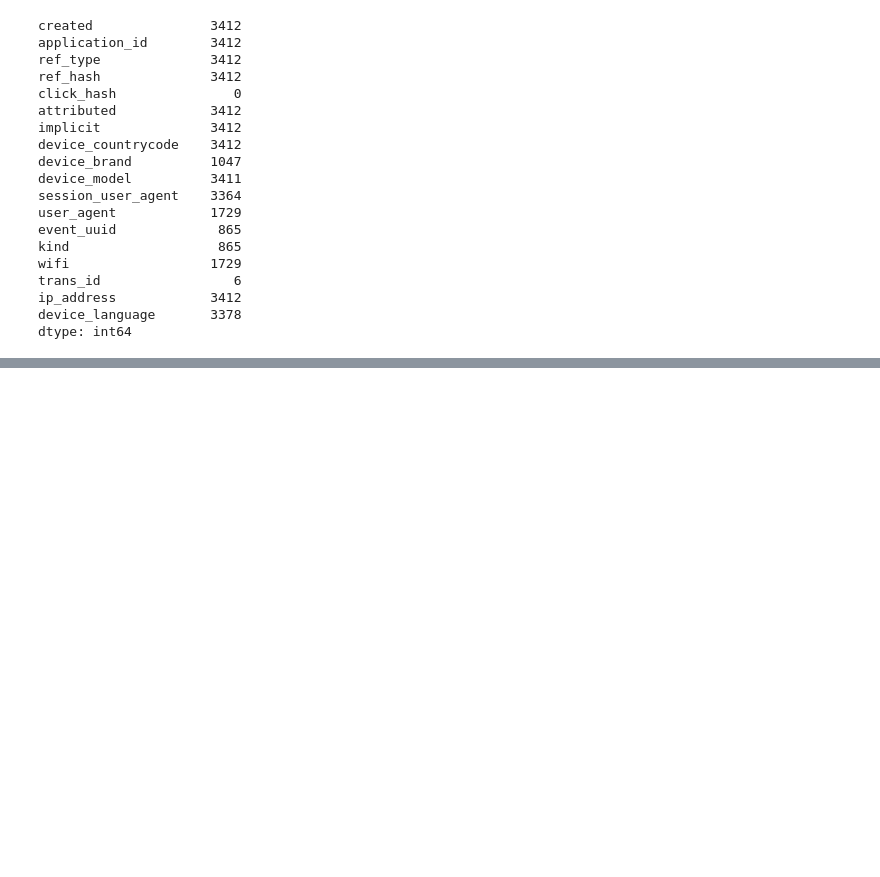
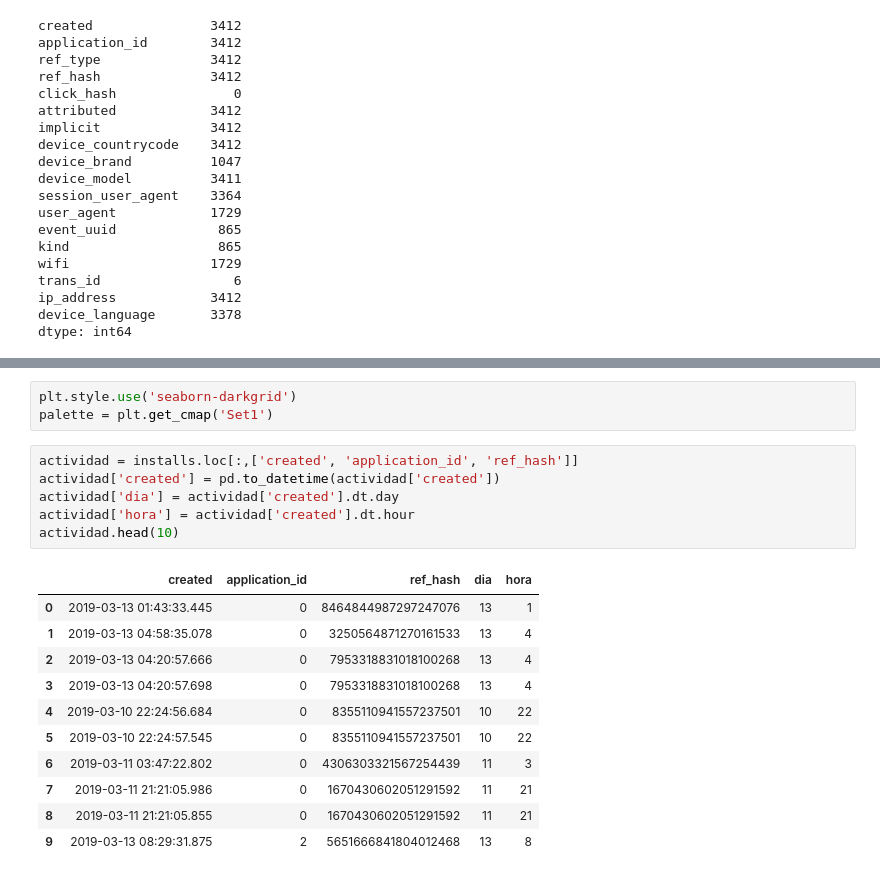
Before and after one commit to cruzpa95/Datos2019, a Jupyter notebook: installs.ipynb, the cells around one changed output, grey strips where cells are left out. Drawn from its saved outputs; the diff is of its cells as text; blank space fills up the shorter version.

```diff
--- a/installs.ipynb
+++ b/installs.ipynb
@@ -96,0 +205,21 @@ dtype: int64
+# %%
+plt.style.use('seaborn-darkgrid')
+palette = plt.get_cmap('Set1')
+# %%
+actividad = installs.loc[:,['created', 'application_id', 'ref_hash']]
+actividad['created'] = pd.to_datetime(actividad['created'])
+actividad['dia'] = actividad['created'].dt.day
+actividad['hora'] = actividad['created'].dt.hour
+actividad.head(10)
+# %% [output]
+|  | created | application_id | ref_hash | dia | hora |
+| 0 | 2019-03-13 01:43:33.445 | 0 | 8464844987297247076 | 13 | 1 |
+| 1 | 2019-03-13 04:58:35.078 | 0 | 3250564871270161533 | 13 | 4 |
+| 2 | 2019-03-13 04:20:57.666 | 0 | 7953318831018100268 | 13 | 4 |
+| 3 | 2019-03-13 04:20:57.698 | 0 | 7953318831018100268 | 13 | 4 |
+| 4 | 2019-03-10 22:24:56.684 | 0 | 8355110941557237501 | 10 | 22 |
+| 5 | 2019-03-10 22:24:57.545 | 0 | 8355110941557237501 | 10 | 22 |
+| 6 | 2019-03-11 03:47:22.802 | 0 | 4306303321567254439 | 11 | 3 |
+| 7 | 2019-03-11 21:21:05.986 | 0 | 1670430602051291592 | 11 | 21 |
+| 8 | 2019-03-11 21:21:05.855 | 0 | 1670430602051291592 | 11 | 21 |
+| 9 | 2019-03-13 08:29:31.875 | 2 | 5651666841804012468 | 13 | 8 |
```
Also changed, not shown: parts of 23 cells of this notebook.
